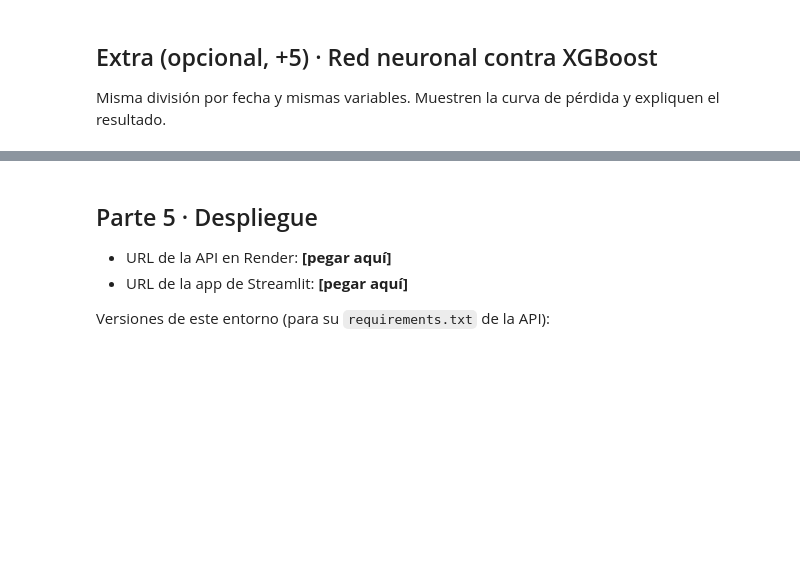
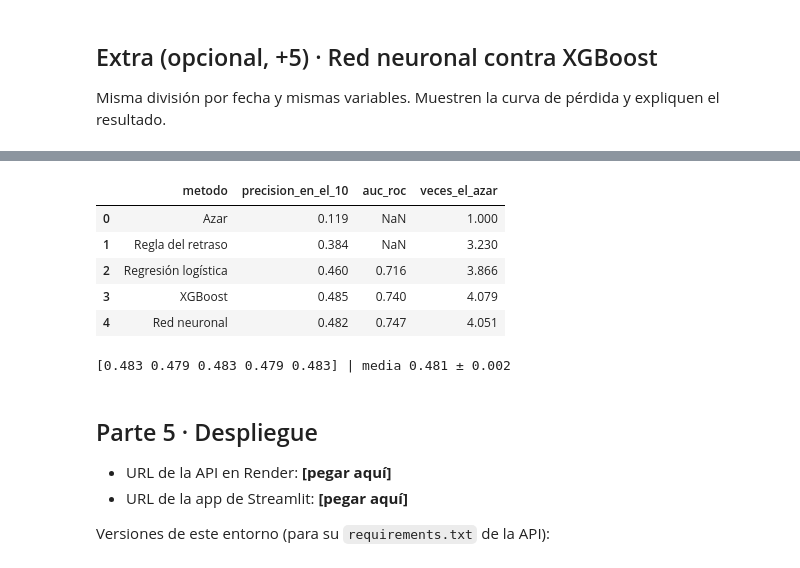
Before and after one commit to ianoelmolina-cmyk/olist-resena, a Jupyter notebook: Plantilla_Proyecto_Final.ipynb, the cells around one changed output, grey strips where cells are left out. Drawn from its saved outputs; the diff is of its cells as text; code cells hidden in the pictures; blank space fills up the shorter version.

```diff
--- a/Plantilla_Proyecto_Final.ipynb
+++ b/Plantilla_Proyecto_Final.ipynb
@@ -941,3 +1204,30 @@ Misma división por fecha y mismas variables. Muestren la curva de pérdida y ex
+# %%
+comparacion = pd.DataFrame({
+    "metodo": ["Azar", "Regla del retraso", "Regresión logística", "XGBoost", "Red neuronal"],
+    "precision_en_el_10": [precision_del_azar, precision_de_la_regla, precision_regresion,
+                           precision_xgboost, precision_red],
+    "auc_roc": [None, None,
+                roc_auc_score(etiquetas_de_validacion, probabilidades_regresion),
+                roc_auc_score(etiquetas_de_validacion, probabilidades_xgboost),
+                roc_auc_score(etiquetas_de_validacion, probabilidades_red)],
+})
+comparacion["veces_el_azar"] = comparacion["precision_en_el_10"] / precision_del_azar
+comparacion.round(3)
+# %% [output]
+|  | metodo | precision_en_el_10 | auc_roc | veces_el_azar |
+| 0 | Azar | 0.119 | NaN | 1.000 |
+| 1 | Regla del retraso | 0.384 | NaN | 3.230 |
+| 2 | Regresión logística | 0.460 | 0.716 | 3.866 |
+| 3 | XGBoost | 0.485 | 0.740 | 4.079 |
+| 4 | Red neuronal | 0.482 | 0.747 | 4.051 |
+# %%
+precisiones = []
+for s in range(5):
+    r, _ = entrenar_red(X_tr, y_tr, X_es, y_es, semilla=s)
+    precisiones.append(float(precision_en_el_10_por_ciento(etiquetas_de_validacion, predecir(r, X_val))))
+print(np.round(precisiones, 3), f"| media {np.mean(precisiones):.3f} ± {np.std(precisiones):.3f}")
+# %% [output]
+[0.483 0.479 0.483 0.479 0.483] | media 0.481 ± 0.002
 # %% [markdown]
 ## Parte 5 · Despliegue
 
```
Also changed, not shown: parts of 22 cells of this notebook, 4 other files.
